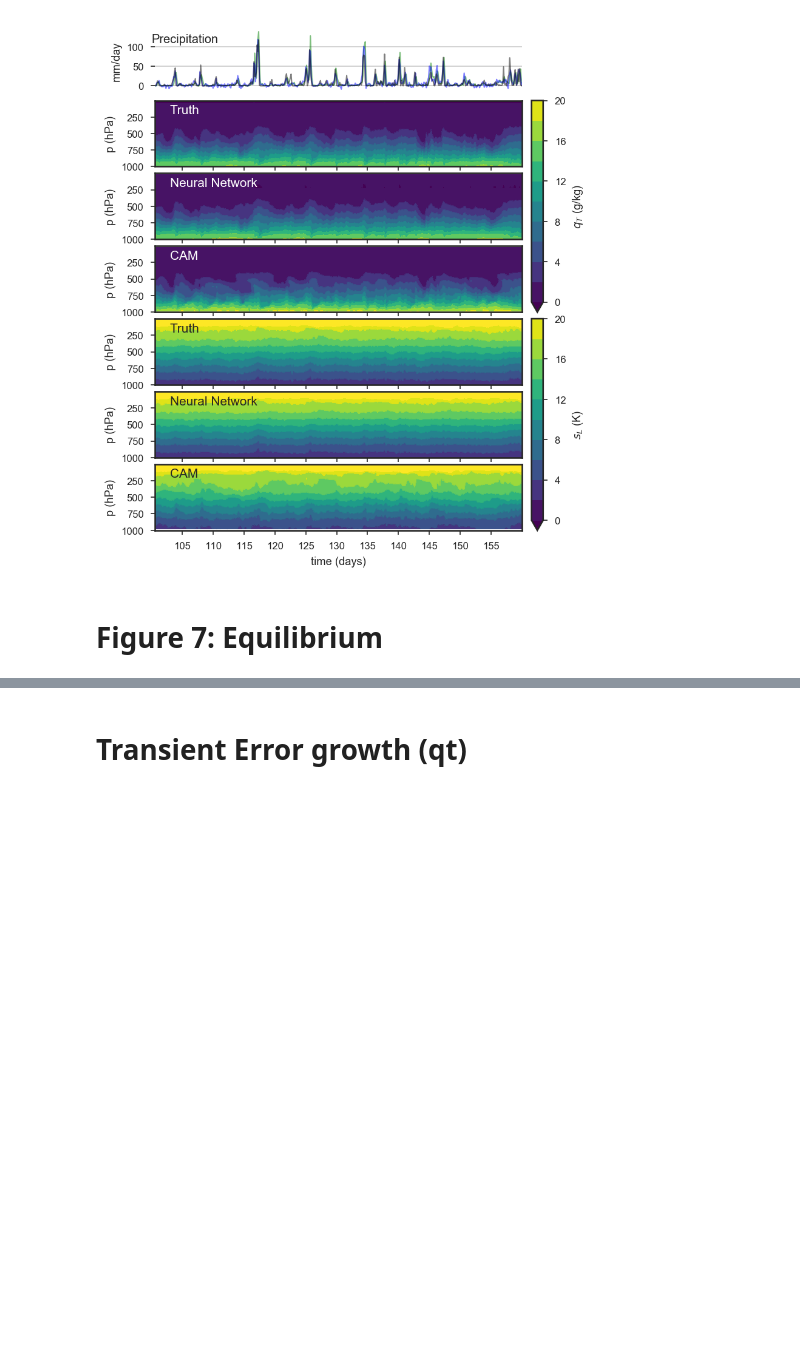
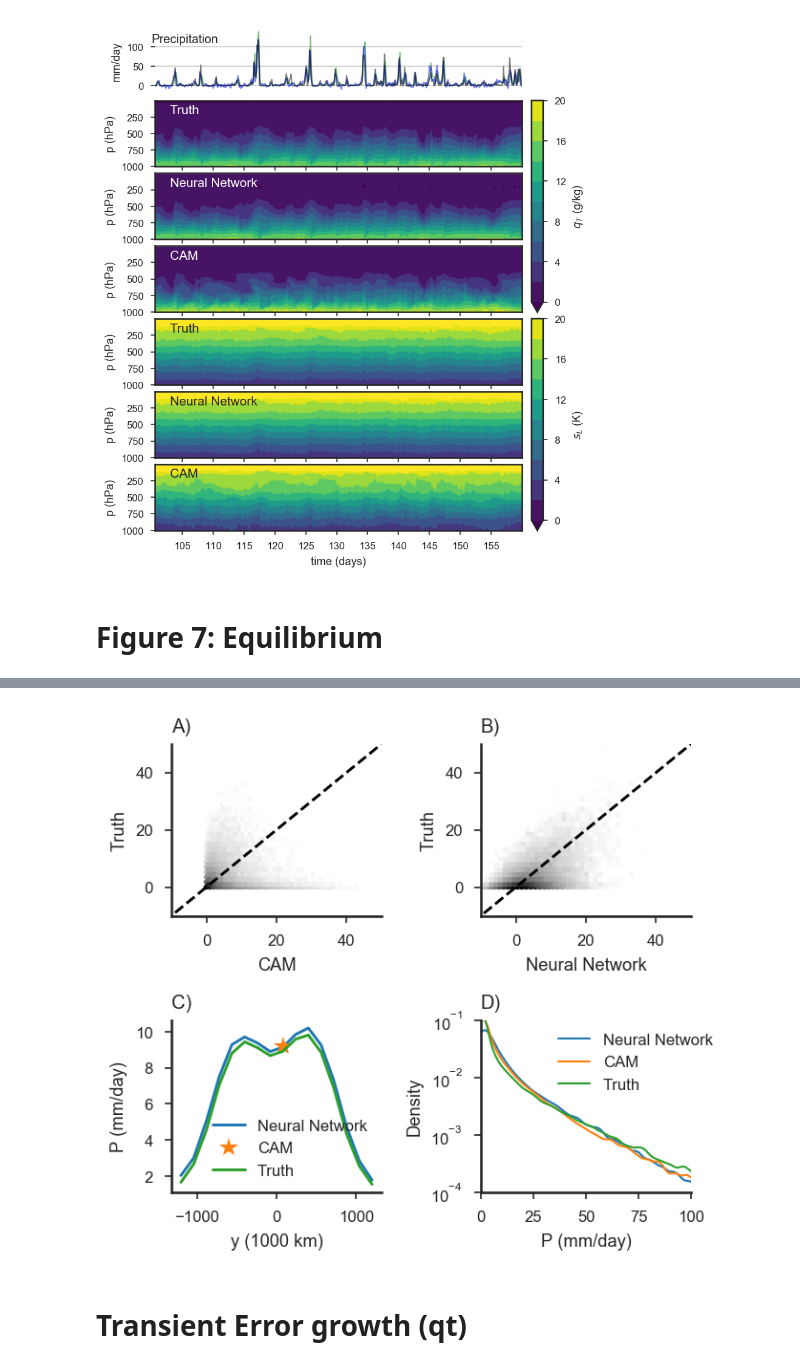
Before and after one commit to nbren12/uwnet, a Jupyter notebook: results/reports/2.1-ndb-paper-plots.ipynb, the cells around one changed output, grey strips where cells are left out. Saved outputs shown, nothing was run; the diff lists cells and outputs as text; code cells hidden in the pictures; blank space fills up the shorter version.

Commit message:
Add precipitation statistics plot

```diff
--- a/results/reports/2.1-ndb-paper-plots.ipynb
+++ b/results/reports/2.1-ndb-paper-plots.ipynb
@@ -174,3 +176,96 @@ with plt.rc_context({'axes.titlepad': 8.0}):
+# %%
+from matplotlib.colors import LogNorm
+from scipy.stats import norm, gaussian_kde
+from lib.plots.common import despine
+
+def plot_mean_precip(ax, ds, title=""):
+    prec = ds.prec.mean(['x', 'time']).to_dataset(dim='model')
+
+    key = 'Neural Network'
+    ax.plot(prec.y/1000, prec[key], label=key)
+
+    key = 'CAM'
+    ax.plot(prec.y/1000, prec[key], label=key, marker='*', markersize=10,
+           ls="")
+
+    key = 'Truth'
+    ax.plot(prec.y/1000, prec[key], label=key)
+
+    ax.set_title(title, loc="left")
+
+    ax.set_xlabel("y (1000 km)")
+    ax.set_ylabel("P (mm/day)")
+    ax.legend()
+
+def plot_hexbin(ax, x, y, ds, title="", **kwargs):
+    prec = ds.prec.to_dataset(dim="model").isel(y=8)
+
+    xn = prec[x].fillna(1000).values.ravel()
+    yn = prec[y].fillna(1000).values.ravel()
+
+    mask = ( xn < 100) & (yn < 100)
+    xn = xn[mask]
+    yn = yn[mask]
+
+    ax.hexbin(xn, yn, cmap='Greys', norm=LogNorm(10), rasterized=True)
+    ax.plot((-200,200), (-200,200), 'k--')
+
+    ax.set_xlim([-10, 50])
+    ax.set_ylim([-10, 50])
+
+    ax.set_xlabel(f"{x}")
+    ax.set_ylabel(f"{y}")
+    ax.set_title(title, loc="left")
+
+
+
+def plot_dist(ax, x,  ds, title=""):
+    prec = ds.prec.to_dataset(dim='model').isel(y=8)
+    df = prec.to_dataframe()
+    df = df.dropna().drop('y', 1)
+
+    qtiles = np.linspace(0, 100, 200)[1:-1]
+    a = np.percentile(df[x], qtiles)
+
+    v = df[x]
+    kernel = gaussian_kde(np.concatenate([v]))
+    pos = np.linspace(v.min(), v.max(), 200)
+    ax.set_xlim([0, 100])
+    ax.semilogy(pos, kernel(pos), label=x, lw=1.0)
+
+    ax.set_ylim([1e-4, 1e-1])
+    ax.set_title(title, loc="left")
+
+    ax.set_xlabel('P (mm/day)')
+    ax.set_ylabel("Density")
+
+
+def precip_plots(ds):
+
+
+    fig, axs = plt.subplots(2, 2, figsize=(4.5, 4))
+    axcam, axnn, axlat, axpdf = axs.flat
+
+    plot_mean_precip(axlat, ds, title="C)")
+
+    plot_hexbin(axcam, "CAM", "Truth", ds, title="A)")
+    plot_hexbin(axnn, "Neural Network", "Truth", ds, title="B)")
+
+    plot_dist(axpdf, "Neural Network", ds)
+    plot_dist(axpdf, "CAM", ds)
+    plot_dist(axpdf, "Truth", ds, title="D)")
+
+    for ax in axs.flat:
+        despine(ax)
+
+    axpdf.legend(bbox_to_anchor=(.3, .5))
+    plt.tight_layout()
+
+
+precip_plots(ds)
+plt.savefig("/Users/noah/Dropbox/precip.pdf")
+# %% [output]
+[figure, added]
 # %% [markdown]
 # Transient Error growth (qt)
 # %%
```
Also changed, not shown: parts of 7 cells of this notebook.
